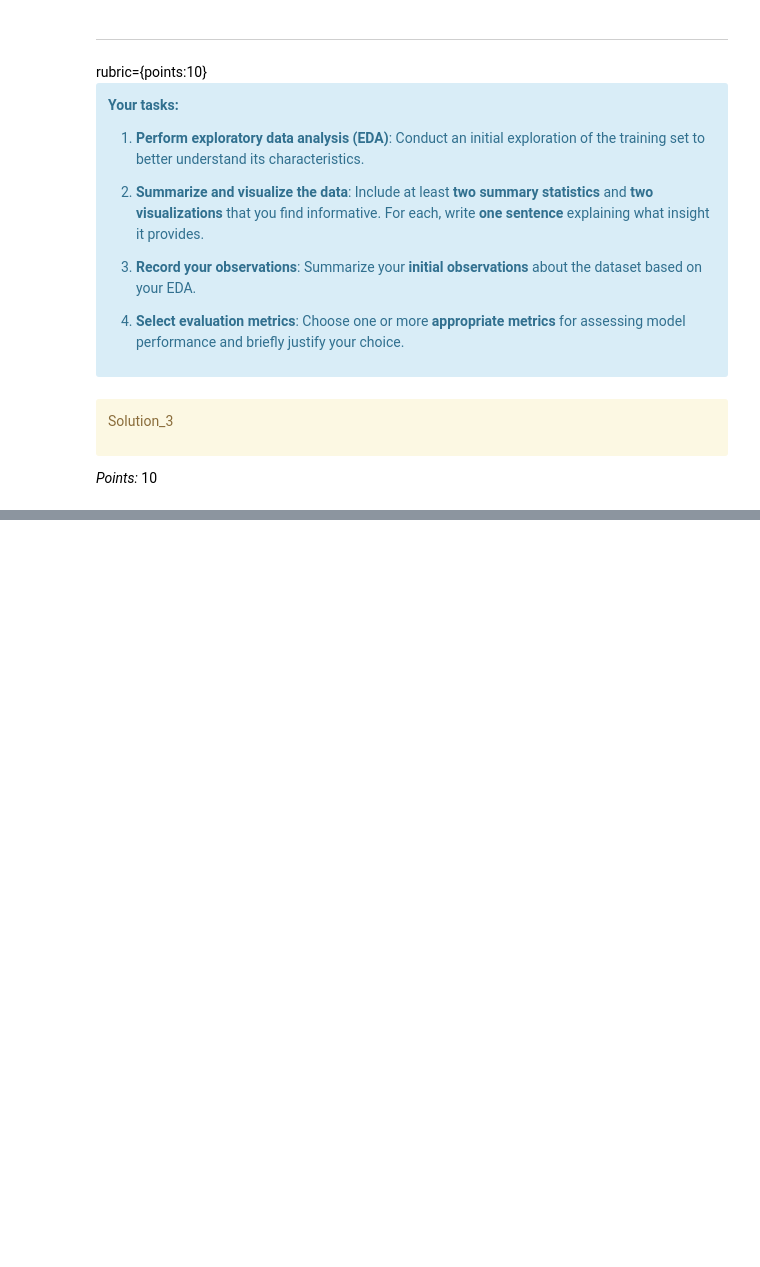
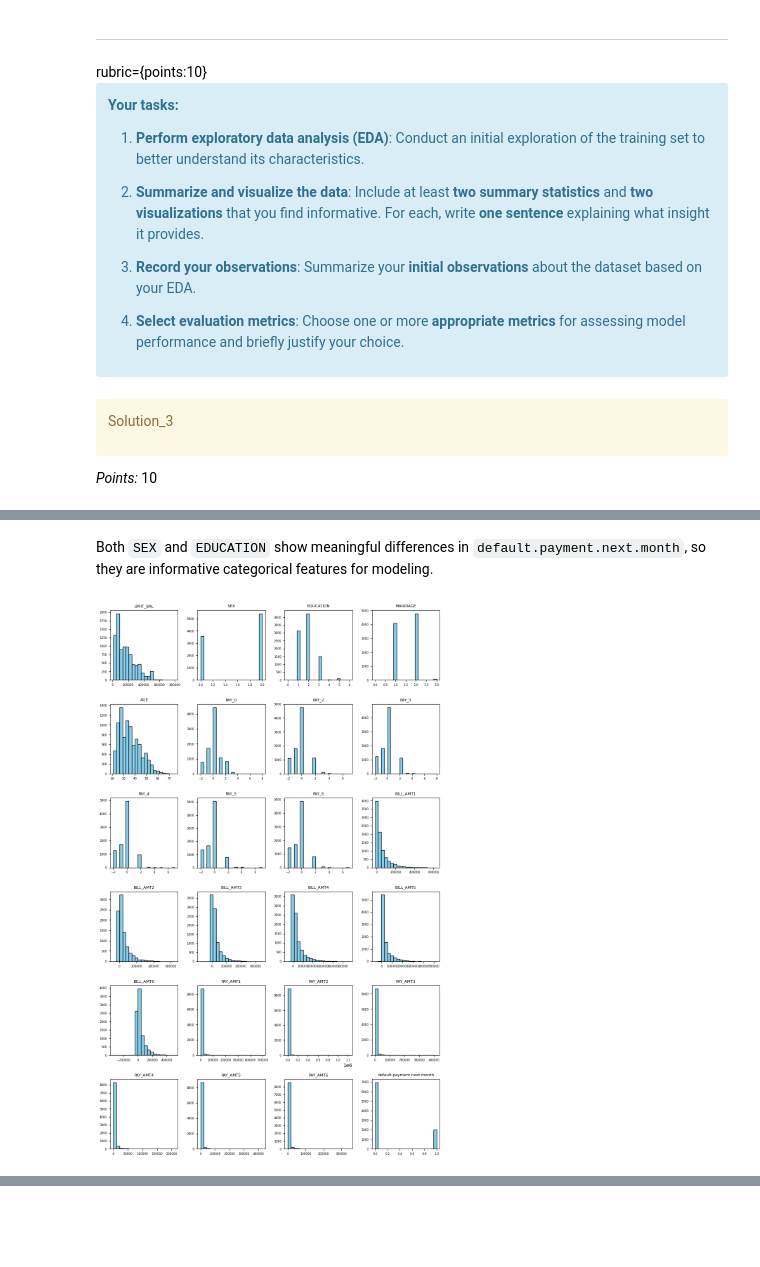
Before and after one commit to DavidHua04/CreditCardDefaultPost.github.io, a Jupyter notebook: hw5.ipynb, the cells around one changed output, grey strips where cells are left out. Saved outputs shown, nothing was run; the diff lists cells and outputs as text; code cells hidden in the pictures; blank space fills up the shorter version.

```diff
--- a/hw5.ipynb
+++ b/hw5.ipynb
@@ -143,0 +155,3 @@ _Type your answer here, replacing this text._
+# %%
+df = pd.read_csv("data/UCI_Credit_Card.csv")
+df.head()
@@ -173,0 +194,3 @@ _Points:_ 2
+# %%
+train_df, test_df = train_test_split(df, train_size=0.3, random_state=123)
+train_df
@@ -227,0 +317,16 @@ _Type your answer here, replacing this text._
+# %% [markdown]
+Both `SEX` and `EDUCATION` show meaningful differences in `default.payment.next.month`, so they are informative categorical features for modeling.
+# %%
+# ChatGPT-5 help me find the proper functions based on my description.
+# It also helps me debug and make the code run.
+fig, axs = plt.subplots(6, 4, figsize=(10, 16)) # Creates a figure with a grid of 6 rows × 4 columns = 24 subplots
+axs = axs.flatten() # Converts the 2D array of axes into a 1D array for easier iteration
+for ax, col in zip(axs, [col for col in train_df.columns if (col != 'ID')]):
+    ax.hist(train_df[col], bins=20, color='skyblue', edgecolor='black')
+    ax.set_title(col, fontsize=8)
+    # ax.set_yscale('log')
+    ax.tick_params(axis='both', labelsize=6)
+plt.tight_layout() # ChatGPT-5 tells me to add this to avoid overlap
+plt.show()
+# %% [output]
+[figure, added]
```
Also changed, not shown: parts of 83 cells of this notebook.
